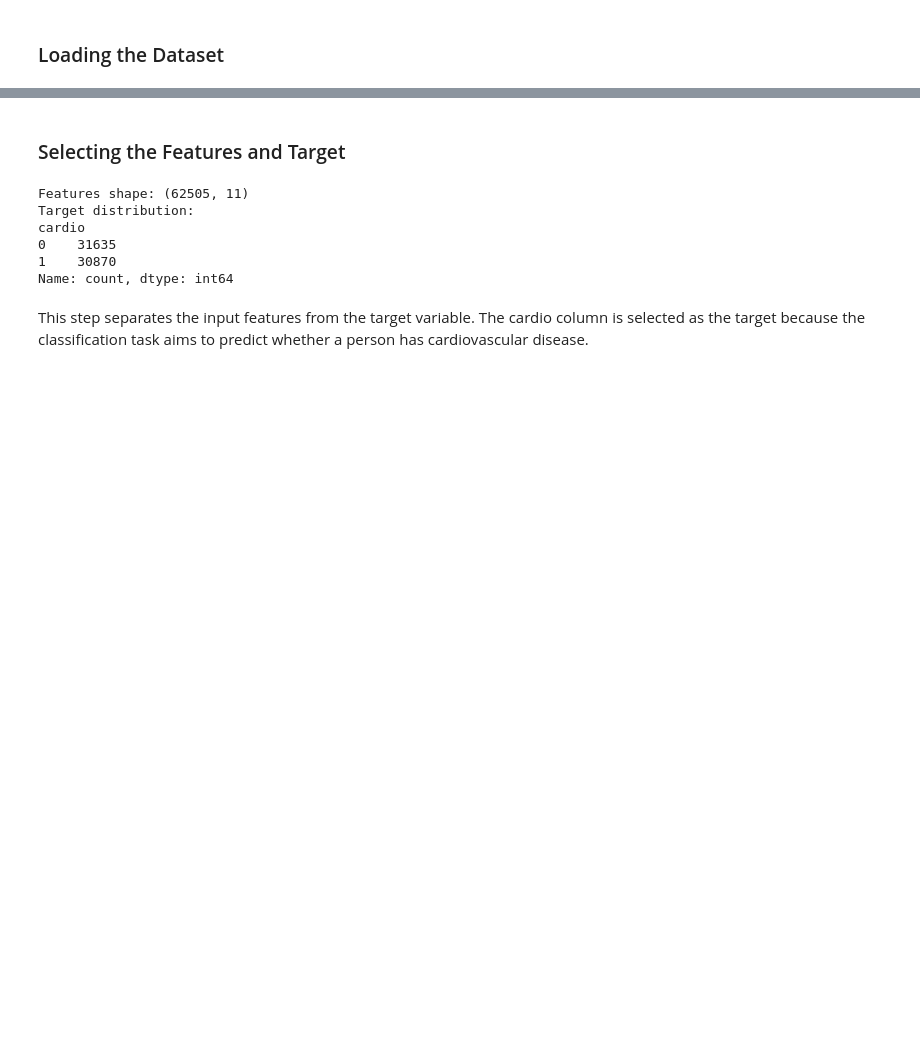
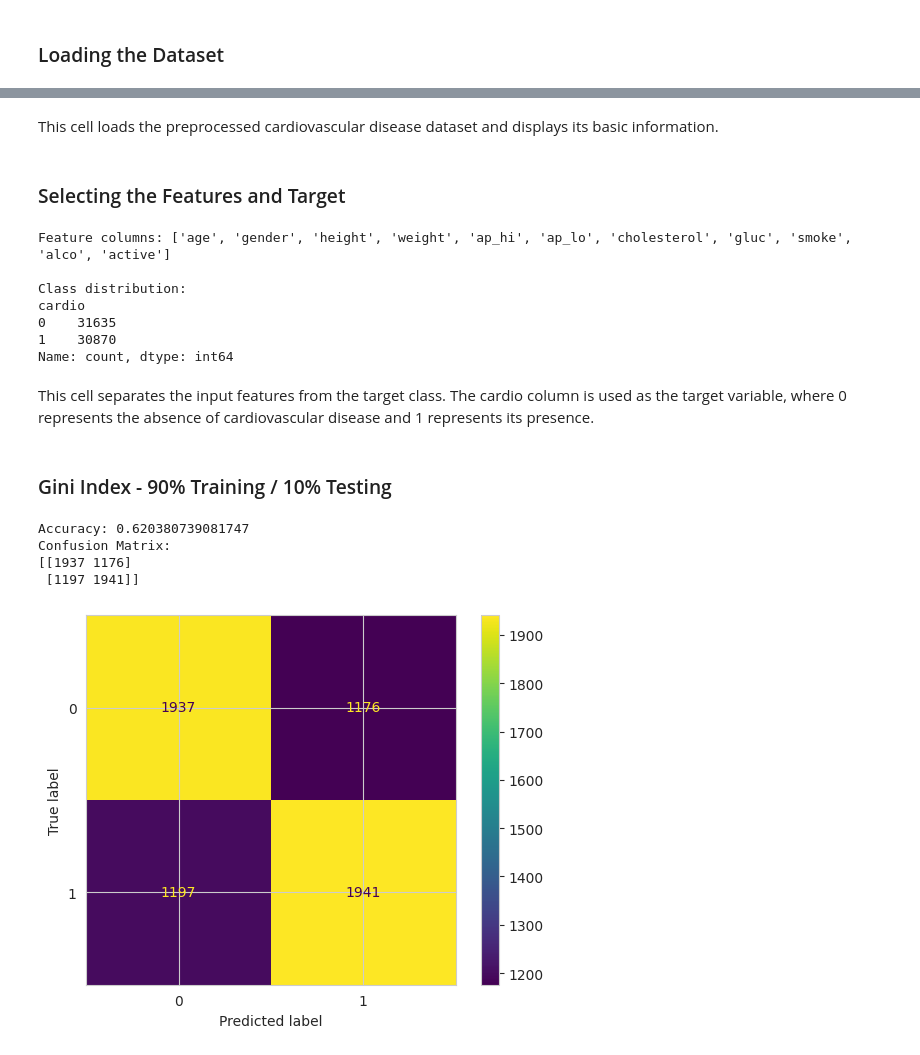
Before and after one commit to Mashael-fs/IT326-Cardiovascular-Disease, a Jupyter notebook: Final_Report.ipynb, the cells around one changed output, grey strips where cells are left out. Saved outputs shown, nothing was run; the diff lists cells and outputs as text; code cells hidden in the pictures; blank space fills up the shorter version.

```diff
--- a/Final_Report.ipynb
+++ b/Final_Report.ipynb
@@ -441,22 +444,58 @@ This step loads the preprocessed dataset and examines its structure to verify th
+# %% [markdown]
+This cell loads the preprocessed cardiovascular disease dataset and displays its basic information.
 # %% [markdown]
 ### Selecting the Features and Target
 # %%
+# we should drop id, cardio, age_years, and Age_Group columns before training process
 X = df.drop(
     columns=["id", "cardio", "age_years", "Age_Group"],
     errors="ignore"
 )
 
-y = df["cardio"]
+y = df["cardio"] # Target variable
 
-print("Features shape:", X.shape)
-print("Target distribution:")
-print(y.value_counts())
+print("Feature columns:", X.columns.tolist())
+print("\nClass distribution:")
+print(y.value_counts().sort_index())
 # %% [output]
-Features shape: (62505, 11)
-Target distribution:
+Feature columns: ['age', 'gender', 'height', 'weight', 'ap_hi', 'ap_lo', 'cholesterol', 'gluc', 'smoke', 'alco', 'active']
+
+Class distribution:
 cardio
 0    31635
 1    30870
 Name: count, dtype: int64
 # %% [markdown]
-This step separates the input features from the target variable. The cardio column is selected as the target because the classification task aims to predict whether a person has cardiovascular disease.
+This cell separates the input features from the target class. The cardio column is used as the target variable, where 0 represents the absence of cardiovascular disease and 1 represents its presence.
+# %% [markdown]
+### Gini Index - 90% Training / 10% Testing
+# %%
+cn = df['cardio'].unique() #classes_names
+# Split dataset into training set and test set
+X_train, X_test, y_train, y_test = train_test_split(X, y, test_size=0.1, random_state=1)
+
+# Create Decision Tree classifer object
+clf = DecisionTreeClassifier(random_state=1)
+
+# Train Decision Tree Classifer
+clf = clf.fit(X_train, y_train)
+
+#Predict the response for test dataset
+y_pred = clf.predict(X_test)
+
+# Model Accuracy
+print("Accuracy:", metrics.accuracy_score(y_test, y_pred))
+
+#compute and print the confusion matrix
+cm = confusion_matrix(y_test, y_pred)
+print("Confusion Matrix:")
+print(cm)
+
+# create a confusion matrix display object
+disp = ConfusionMatrixDisplay.from_estimator(clf, X_test, y_test, display_labels=cn)
+# %% [output]
+Accuracy: 0.620380739081747
+Confusion Matrix:
+[[1937 1176]
+ [1197 1941]]
+[figure, added]
```
Also changed, not shown: parts of 15 cells of this notebook.
